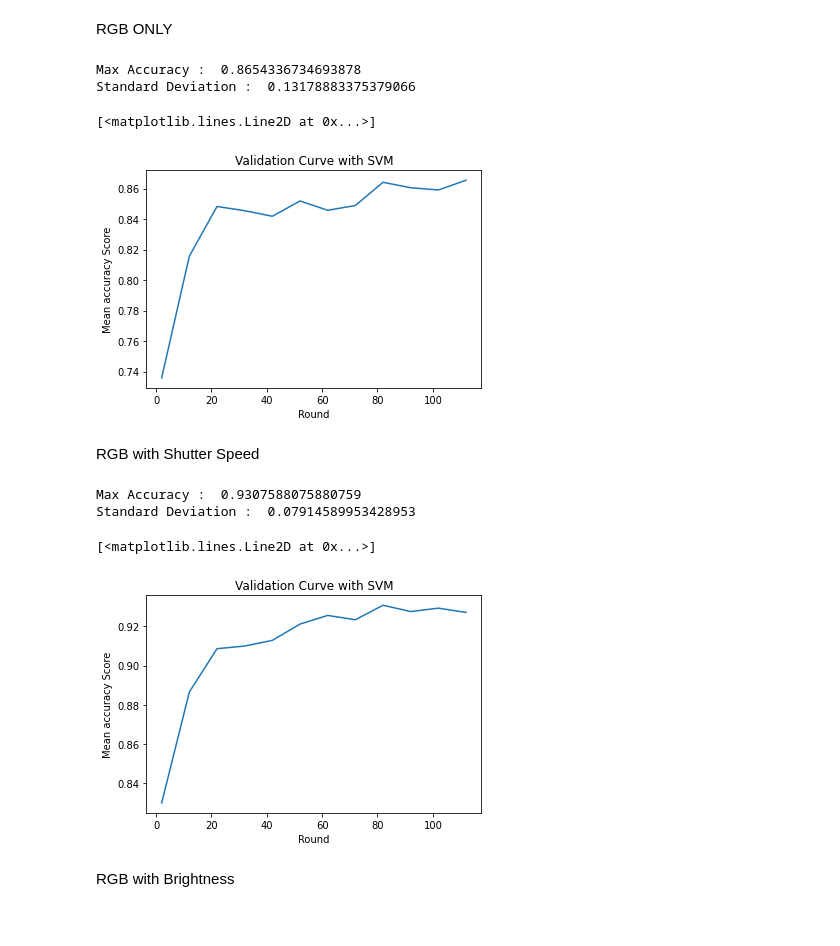
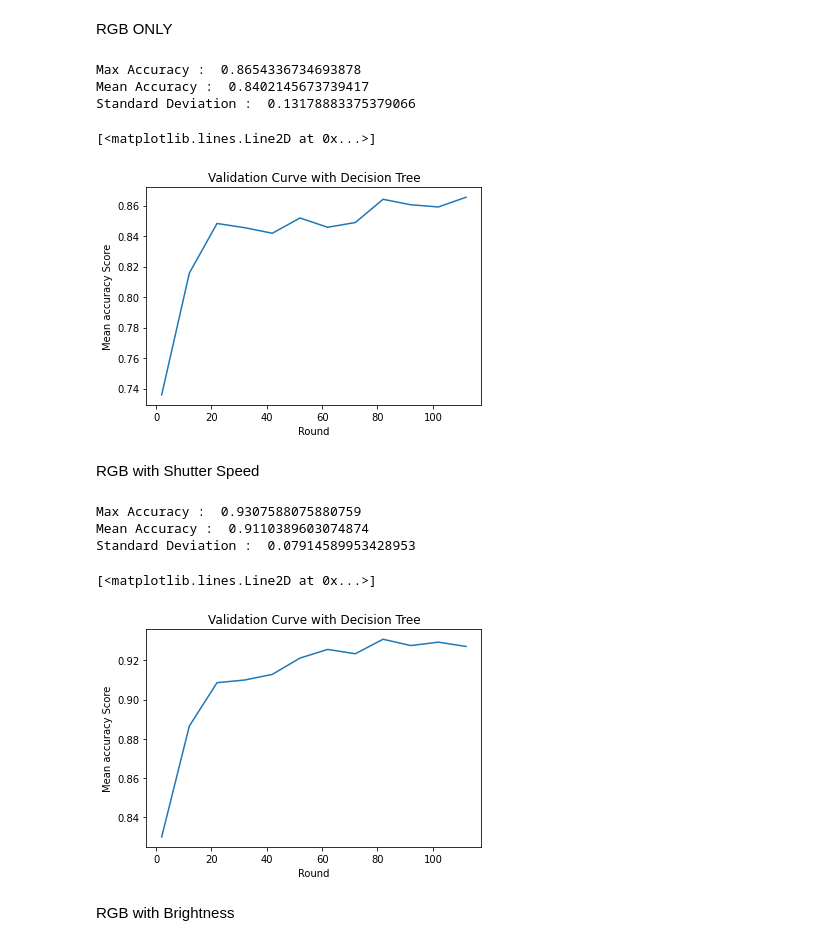
Before and after one commit to shayanmalinda/Effective-identification-of-Nitrogen-Fertilizer-demand-for-Paddy-Cultivation-using-UAVs, a Jupyter notebook: Models/(Rusiri)decisiontree_optimalfeatures.ipynb, the cells around one changed output. Cells and saved outputs as stored; diff of their text form; code cells hidden in the pictures.

Commit message:
changes in decision tree optimal features

```diff
--- a/Models/(Rusiri)decisiontree_optimalfeatures.ipynb
+++ b/Models/(Rusiri)decisiontree_optimalfeatures.ipynb
@@ -30,6 +30,7 @@ rs=42
 # %% [markdown]
 RGB ONLY
 # %%
+from numpy.ma.core import mean
 df=pd.read_csv("drive/My Drive/Final Year Research/Dataset/Oneplus 5T/data_files/rgbarray.csv")
 
 X=df
@@ -38,36 +39,38 @@ Y=labels
 scaler = StandardScaler()
 X=scaler.fit_transform(X)
 
 from sklearn import tree
 #clf = make_pipeline(StandardScaler(), tree.DecisionTreeClassifier(random_state=rs))
 clf = tree.DecisionTreeClassifier(random_state=rs)
 
 scores = cross_val_score(clf, X, Y, cv=80)
 #print("%0.2f accuracy with a standard deviation of %0.2f" % (scores.mean(), scores.std()))
 
 means=[cross_val_score(clf, X, Y, cv=i).mean() for i in range(2,120,10)]
 stds=[cross_val_score(clf, X, Y, cv=i).std() for i in range(2,120,10)]
 i=1
 max=means[0]
 ind=0
 while i<len(means):
   if(max<means[i]):
     max=means[i]
     ind=i
   i+=1
 
-print("Max Accuracy : ",means[ind])
+print("Max Accuracy : ",max)
+print("Mean Accuracy : ",mean(means))
 print("Standard Deviation : ",stds[ind])
 
-plt.title("Validation Curve with SVM")
+plt.title("Validation Curve with Decision Tree")
 plt.xlabel("Round")
 plt.ylabel("Mean accuracy Score")
 plt.plot(np.arange(2,120,10,dtype=int),means)
 # %% [output]
 Max Accuracy :  0.8654336734693878
+Mean Accuracy :  0.8402145673739417
 Standard Deviation :  0.13178883375379066
 [<matplotlib.lines.Line2D at 0x...>]
-[figure, old version]
+[figure, new version]
 # %% [markdown]
 RGB with Shutter Speed
 # %%
@@ -97,18 +100,21 @@ while i<len(means):
     ind=i
   i+=1
 
-print("Max Accuracy : ",means[ind])
+print("Max Accuracy : ",max)
+print("Mean Accuracy : ",mean(means))
+#print("Max Accuracy : ",means[ind])
 print("Standard Deviation : ",stds[ind])
 
-plt.title("Validation Curve with SVM")
+plt.title("Validation Curve with Decision Tree")
 plt.xlabel("Round")
 plt.ylabel("Mean accuracy Score")
 plt.plot(np.arange(2,120,10,dtype=int),means)
 # %% [output]
 Max Accuracy :  0.9307588075880759
+Mean Accuracy :  0.9110389603074874
 Standard Deviation :  0.07914589953428953
 [<matplotlib.lines.Line2D at 0x...>]
-[figure, old version]
+[figure, new version]
 # %% [markdown]
 RGB with Brightness
 # %%
```
Also changed, not shown: parts of 9 cells of this notebook.
